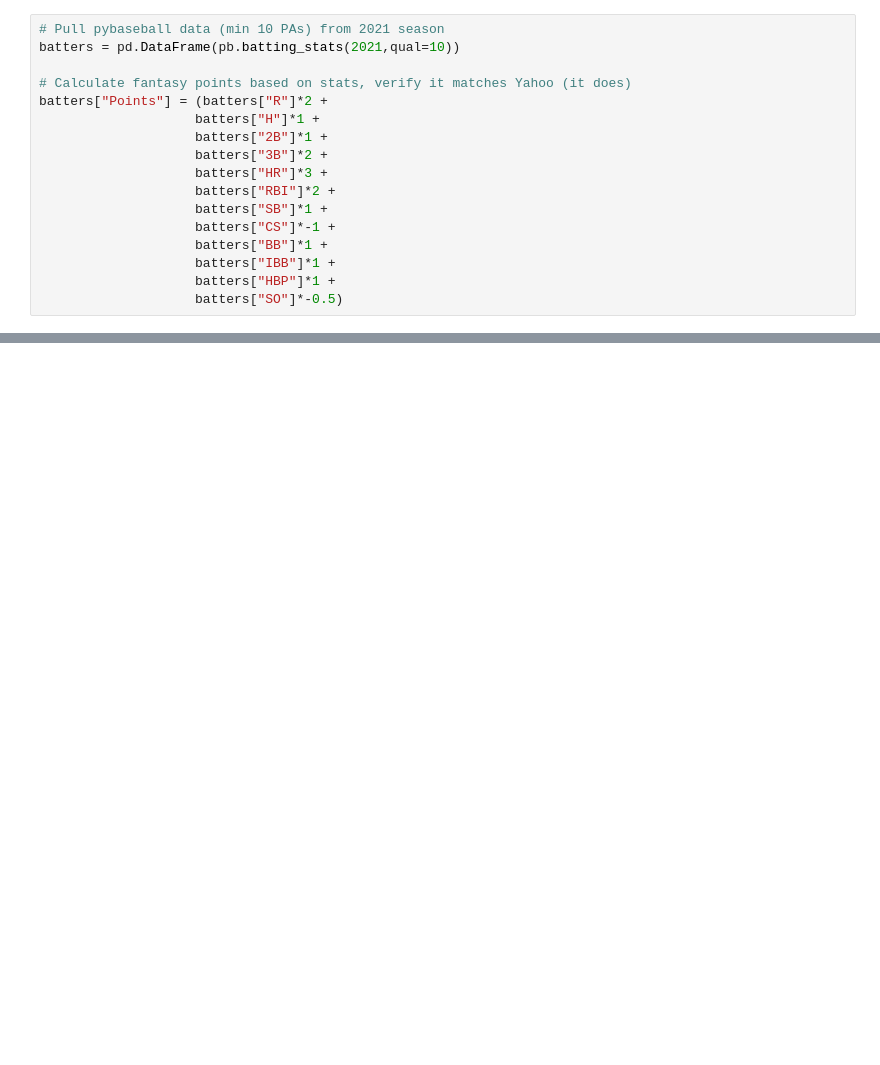
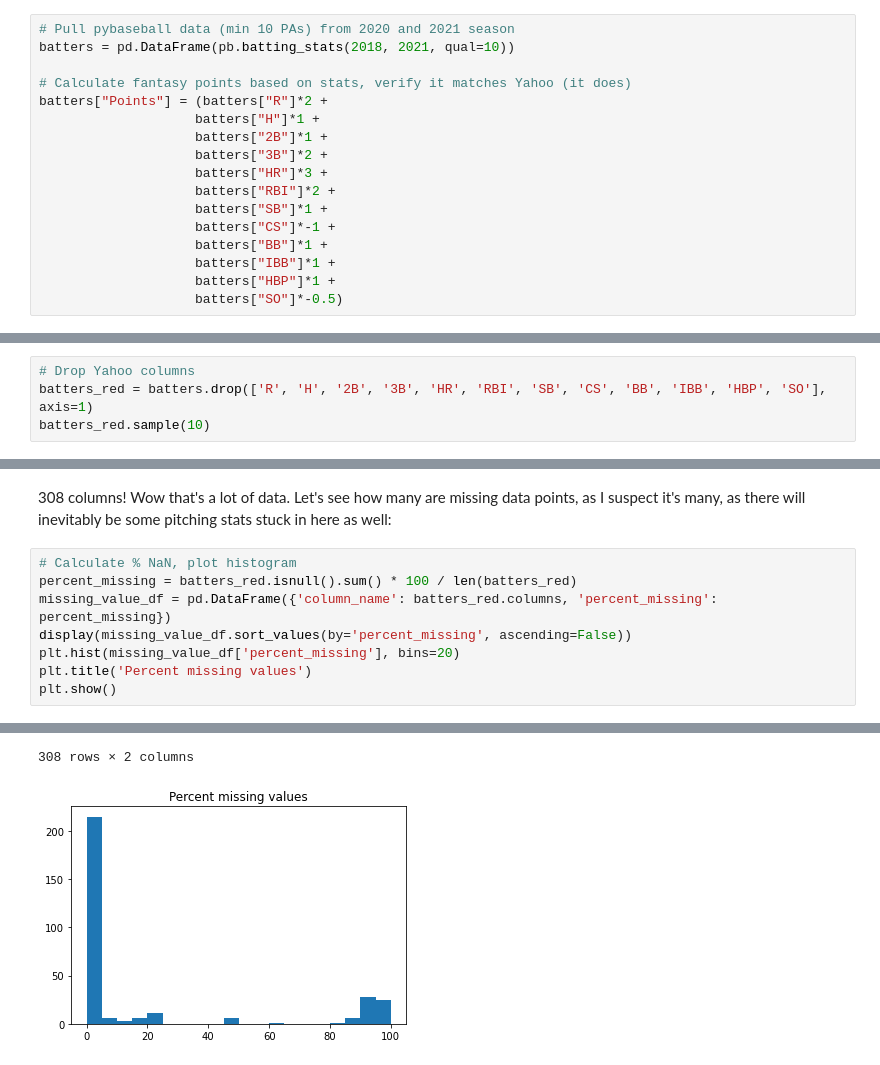
Before and after one commit to jswan5/FantasyBaseball, a Jupyter notebook: batters.ipynb, the cells around one changed output, grey strips where cells are left out. Cells and saved outputs as stored; diff of their text form; blank space fills up the shorter version.

```diff
--- a/batters.ipynb
+++ b/batters.ipynb
@@ -15,6 +22,6 @@ Utilizing the *pybaseball* library, I'll pull the data from the previous season
 # %%
-# Pull pybaseball data (min 10 PAs) from 2021 season
-batters = pd.DataFrame(pb.batting_stats(2021,qual=10))
+# Pull pybaseball data (min 10 PAs) from 2020 and 2021 season
+batters = pd.DataFrame(pb.batting_stats(2018, 2021, qual=10))
 
 # Calculate fantasy points based on stats, verify it matches Yahoo (it does)
 batters["Points"] = (batters["R"]*2 +
@@ -31,0 +59,4 @@ batters["Points"] = (batters["R"]*2 +
+# %%
+# Drop Yahoo columns
+batters_red = batters.drop(['R', 'H', '2B', '3B', 'HR', 'RBI', 'SB', 'CS', 'BB', 'IBB', 'HBP', 'SO'], axis=1)
+batters_red.sample(10)
@@ -31,0 +76,11 @@ batters["Points"] = (batters["R"]*2 +
+# %% [markdown]
+308 columns! Wow that's a lot of data. Let's see how many are missing data points, as I suspect it's many, as there will inevitably be some pitching stats stuck in here as well:
+# %%
+# Calculate % NaN, plot histogram
+percent_missing = batters_red.isnull().sum() * 100 / len(batters_red)
+missing_value_df = pd.DataFrame({'column_name': batters_red.columns, 'percent_missing': percent_missing})
+display(missing_value_df.sort_values(by='percent_missing', ascending=False))
+plt.hist(missing_value_df['percent_missing'], bins=20)
+plt.title('Percent missing values')
+plt.show()
+# %% [output]
@@ -31,0 +99,2 @@ batters["Points"] = (batters["R"]*2 +
+308 rows × 2 columns
+[figure, added]
```
Also changed, not shown: parts of 28 cells of this notebook.
